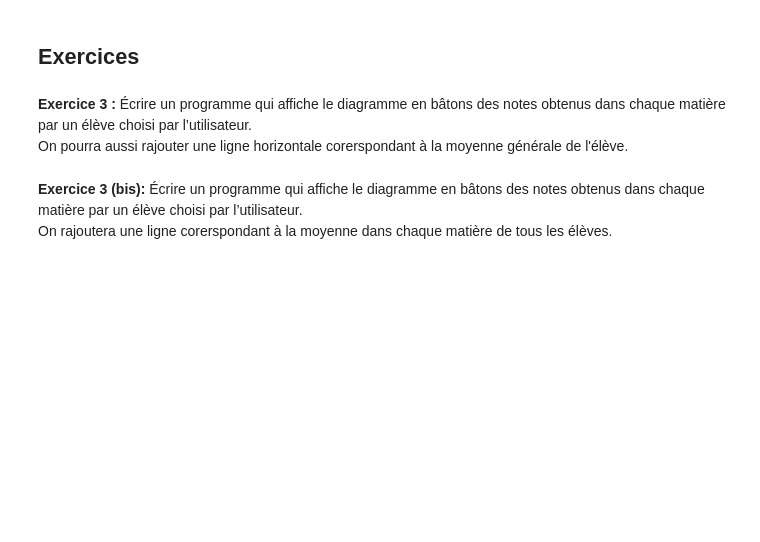
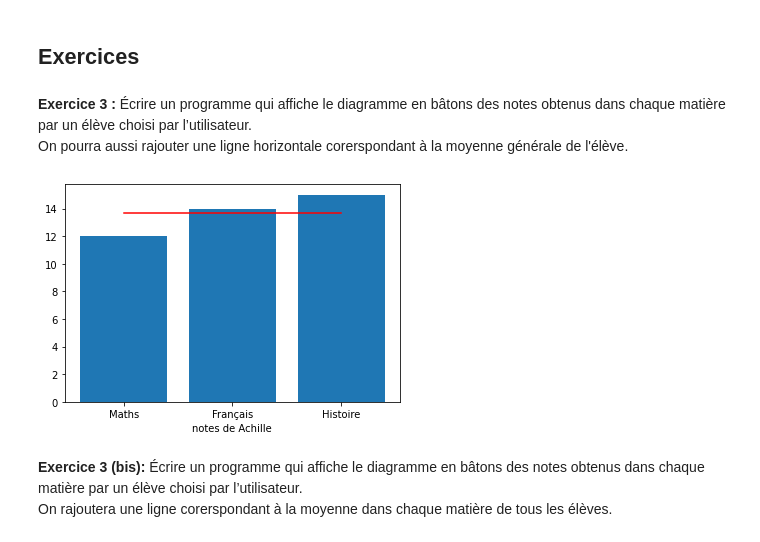
Before and after one commit to NaturelEtChaud/NSI-Premiere, a Jupyter notebook: 14 Data/notes/notes.ipynb, the cells around one changed output. Cells and saved outputs as stored; diff of their text form; code cells hidden in the pictures; blank space fills up the shorter version.

```diff
--- a/14 Data/notes/notes.ipynb
+++ b/14 Data/notes/notes.ipynb
@@ -122,5 +176,49 @@ def moyenne_bar(prenom,tab):
+# %%
+def moyenne_bar(prenom,tab):
+    '''
+    Entrées :
+    'prenom' est le prénom de l'élève
+    'tab' est le tableau contenant les notes de tous les élèves
+    '''
+    # dimension du tableau
+    nb_lignes = len(tab)
+    nb_colonnes = len(tab[0])
+
+    # on récupère la moyenne de prenom (facile on a déjà une fonction pour ça)
+    moyenne = moyennes_eleve(tab)[prenom]
+    tab_moyenne = [0] * (nb_colonnes - 1)
+    for j in range(len(tab_moyenne)) :
+        tab_moyenne[j] = moyenne
+
+    # on recupère les notes de prenom
+    # on cherche la ligne de prenom
+    i = 1
+    trouve = False
+    while i < nb_lignes and not trouve:
+        if tab[i][0] == prenom :
+            trouve = True
+        else :
+            i = i + 1
+    # on récupère ses notes
+    ses_notes = [0] * (nb_colonnes - 1)
+    for j in range(1, nb_colonnes):
+        ses_notes[j-1] = float(tab[i][j])
+
+    # on récupère les matières des notes de prenom
+    # le nom des matières sont sur la première ligne
+    matieres = [0] * (nb_colonnes - 1)
+    for j in range(1, nb_colonnes):
+        matieres[j-1] = tab[0][j]
+
+    plt.bar(matieres, ses_notes)
+    plt.plot(matieres, tab_moyenne, 'r')
+    plt.xlabel("notes de "+prenom)
+
+    plt.show()
 # %%
-moyenne_bar('Carole',notes)
+moyenne_bar('Achille',notes)
+# %% [output]
+[figure, added]
 # %% [markdown]
 **Exercice 3 (bis):** Écrire un programme qui affiche le diagramme en bâtons des notes obtenus dans chaque matière par un élève choisi par l’utilisateur. <br />
 On rajoutera une ligne corerspondant à la moyenne dans chaque matière de tous les élèves.
```
Also changed, not shown: parts of 20 cells of this notebook.
